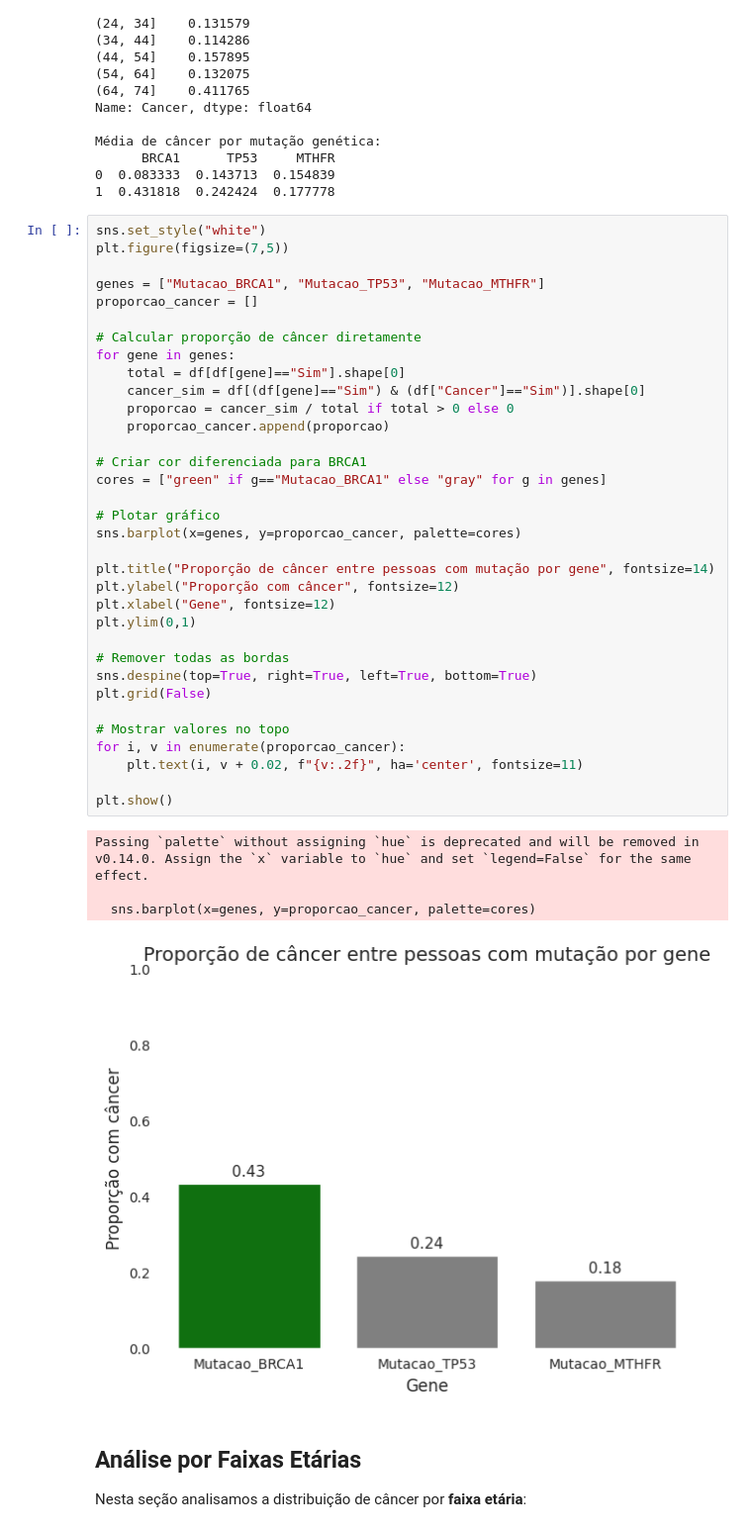
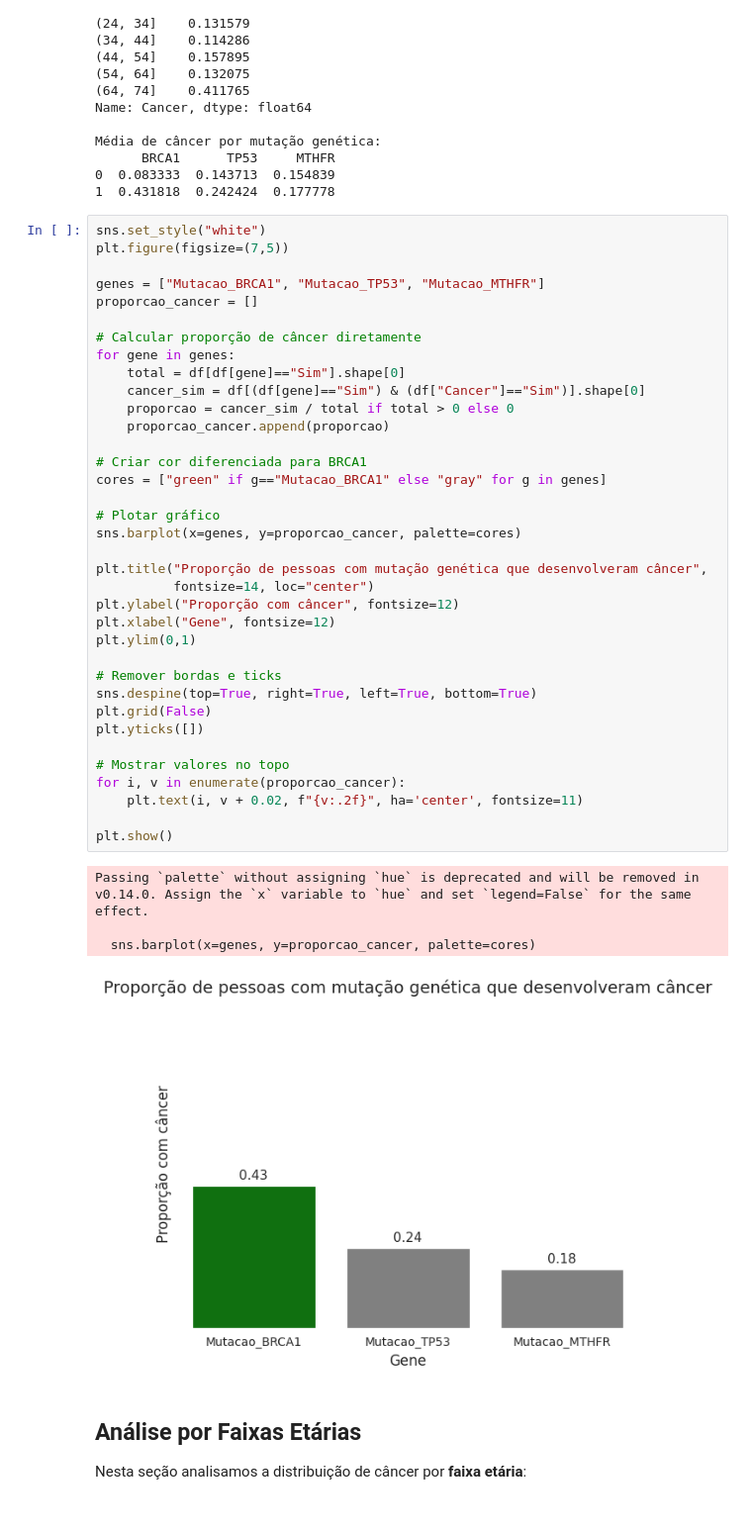
Before and after one commit to Miguel-Lopes31/analise-dados-geneticos--bioinformatica-, a Jupyter notebook: bioinformatica.ipynb, the cells around one changed output. Shown: that part at 99% size. Saved outputs shown, nothing was run; the diff lists cells and outputs as text.

```diff
--- a/bioinformatica.ipynb
+++ b/bioinformatica.ipynb
@@ -245,36 +245,38 @@ proporcao_cancer = []
 
 # Calcular proporção de câncer diretamente
 for gene in genes:
     total = df[df[gene]=="Sim"].shape[0]
     cancer_sim = df[(df[gene]=="Sim") & (df["Cancer"]=="Sim")].shape[0]
     proporcao = cancer_sim / total if total > 0 else 0
     proporcao_cancer.append(proporcao)
 
 # Criar cor diferenciada para BRCA1
 cores = ["green" if g=="Mutacao_BRCA1" else "gray" for g in genes]
 
 # Plotar gráfico
 sns.barplot(x=genes, y=proporcao_cancer, palette=cores)
 
-plt.title("Proporção de câncer entre pessoas com mutação por gene", fontsize=14)
+plt.title("Proporção de pessoas com mutação genética que desenvolveram câncer",
+          fontsize=14, loc="center")
 plt.ylabel("Proporção com câncer", fontsize=12)
 plt.xlabel("Gene", fontsize=12)
 plt.ylim(0,1)
 
-# Remover todas as bordas
+# Remover bordas e ticks
 sns.despine(top=True, right=True, left=True, bottom=True)
 plt.grid(False)
+plt.yticks([])
 
 # Mostrar valores no topo
 for i, v in enumerate(proporcao_cancer):
     plt.text(i, v + 0.02, f"{v:.2f}", ha='center', fontsize=11)
 
 plt.show()
 # %% [output]
 Passing `palette` without assigning `hue` is deprecated and will be removed in v0.14.0. Assign the `x` variable to `hue` and set `legend=False` for the same effect.
 
   sns.barplot(x=genes, y=proporcao_cancer, palette=cores)
-[figure, old version]
+[figure, new version]
 # %% [markdown]
 ## Análise por Faixas Etárias
 
```
Also changed, not shown: parts of 2 cells of this notebook.
